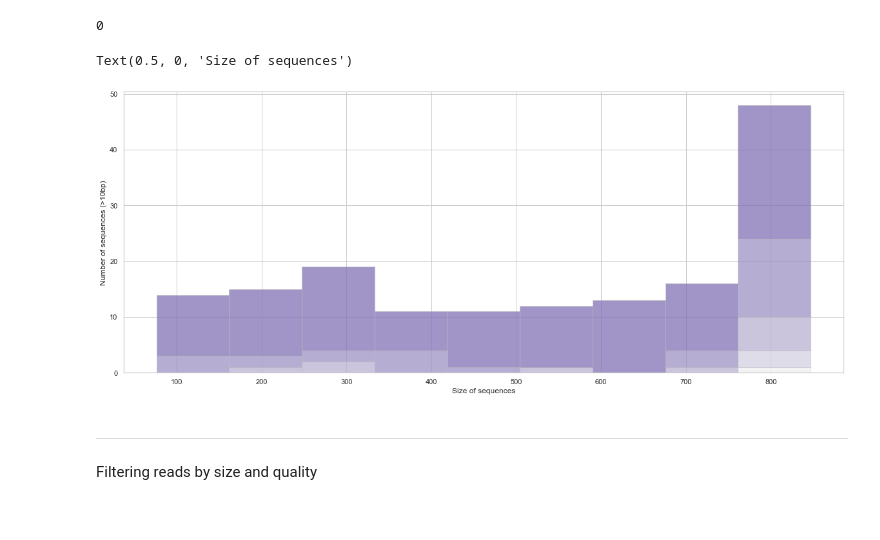
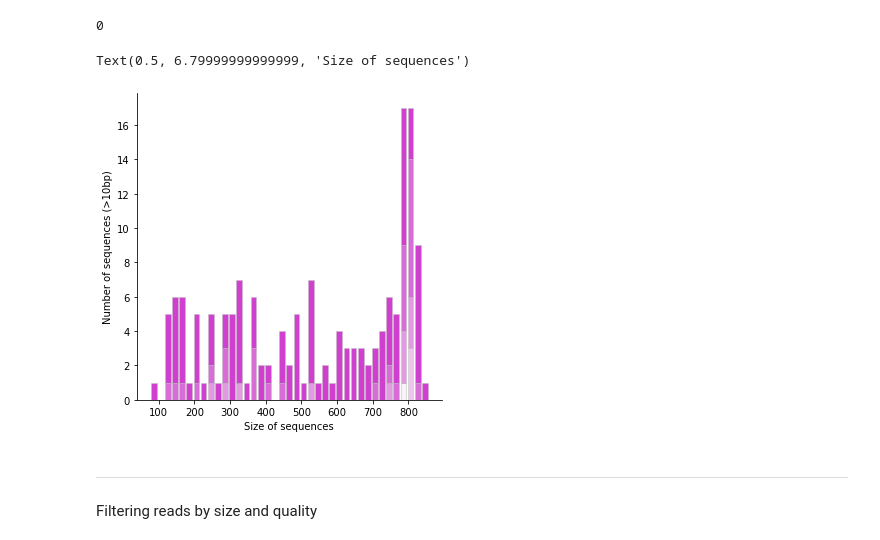
Before and after one commit to waldeyr/amazonian_fish_bacteria, a Jupyter notebook: Workflow.ipynb, the cells around one changed output. Saved outputs shown, nothing was run; the diff lists cells and outputs as text; code cells hidden in the pictures; blank space fills up the shorter version.

```diff
--- a/Workflow.ipynb
+++ b/Workflow.ipynb
@@ -192,22 +190,25 @@ size_of_sequences    = f[1]
 df = pd.DataFrame(dict(number_of_sequences=number_of_sequences, size_of_sequences=size_of_sequences))
 df = df[df.size_of_sequences > 10]
 # %%
-sns.histplot(
+sns.displot(
     df,
     x="size_of_sequences",
     hue="number_of_sequences",
     hue_order="size_of_sequences",
     legend = False,
+    binwidth = 20,
+    bins = 20,
     multiple="stack",
+    shrink=.8,
     palette="light:m_r",
     edgecolor=".75",
     linewidth=.5
 )
 plt.ylabel('Number of sequences (>10bp)')
 plt.xlabel('Size of sequences')
 # %% [output]
-Text(0.5, 0, 'Size of sequences')
+Text(0.5, 6.79999999999999, 'Size of sequences')
-[figure, old version]
+[figure, new version]
 # %% [markdown]
 <hr style="border:2px solid gray"> </hr>
 Filtering reads by size and quality
```
Also changed, not shown: parts of 36 cells of this notebook.
